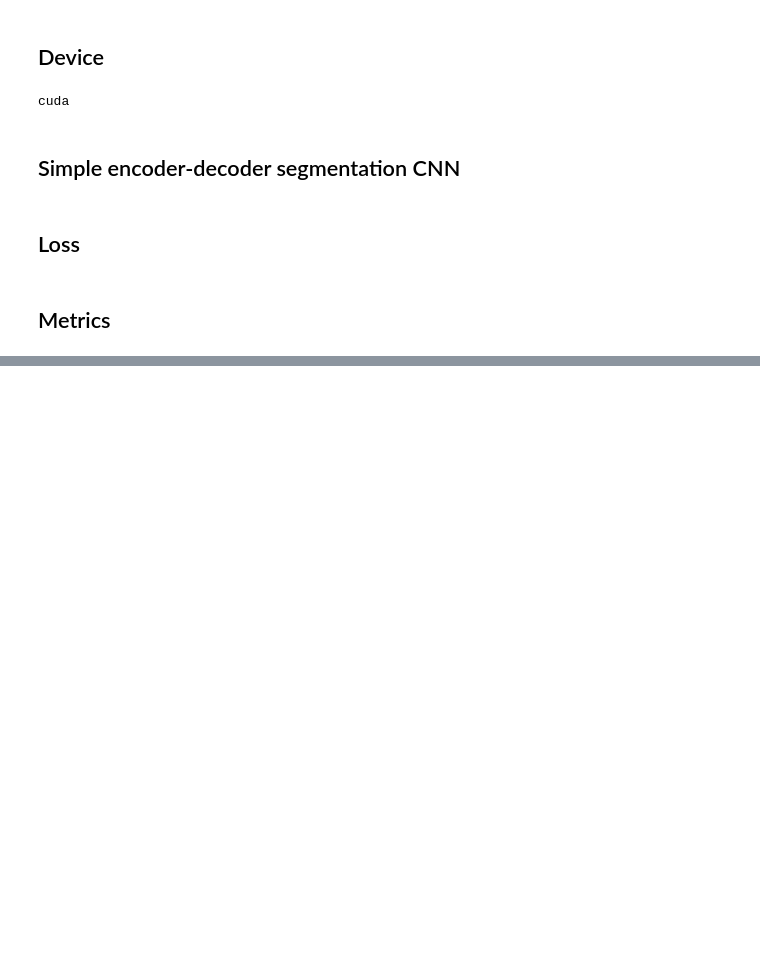
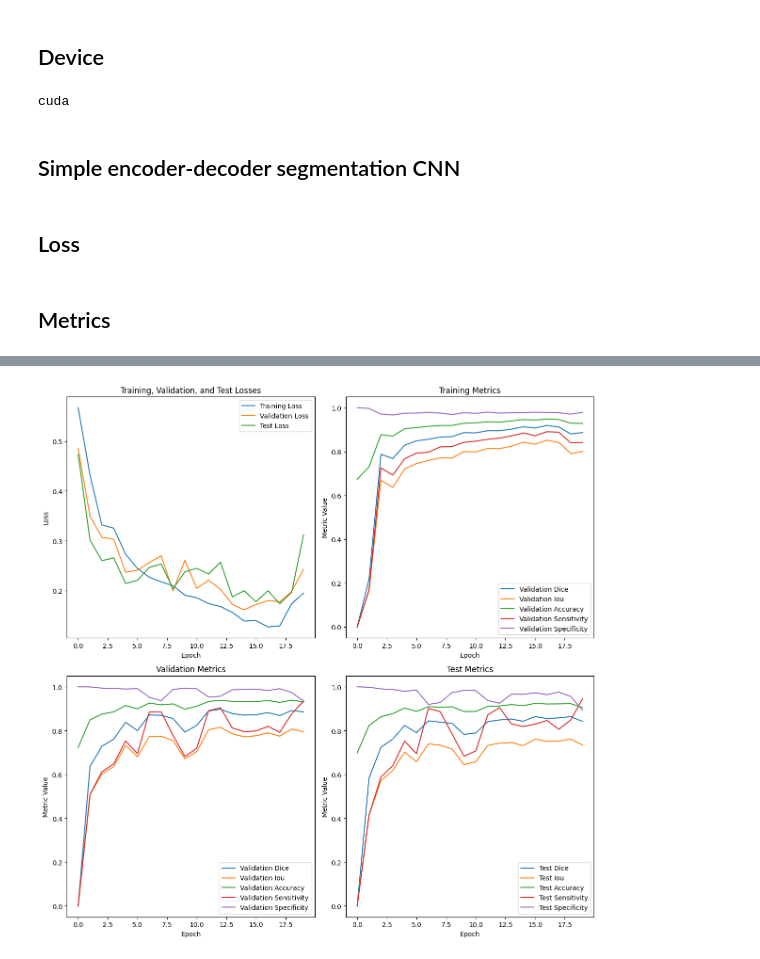
Before and after one commit to drykkur/02516, a Jupyter notebook: IDLCV_Exercise_2_2_skin.ipynb, the cells around one changed output, grey strips where cells are left out. Saved outputs shown, nothing was run; the diff lists cells and outputs as text; code cells hidden in the pictures; blank space fills up the shorter version.

```diff
--- a/IDLCV_Exercise_2_2_skin.ipynb
+++ b/IDLCV_Exercise_2_2_skin.ipynb
@@ -397,0 +450,5 @@ Test Specificity: 0.9872930427118105
+# %%
+# Plot the metrics
+plot_metrics(train_losses, val_losses, test_losses, val_metrics, test_metrics)
+# %% [output]
+[figure, added]
```
Also changed, not shown: parts of 10 cells of this notebook.
